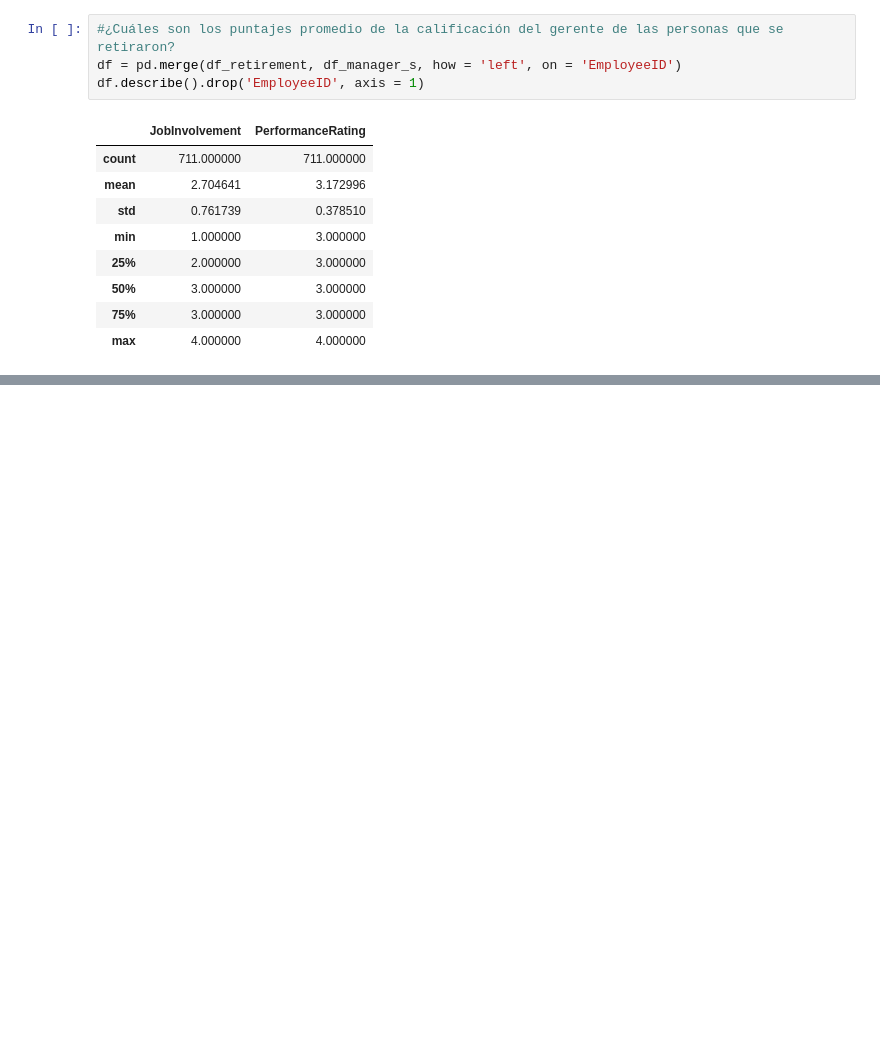
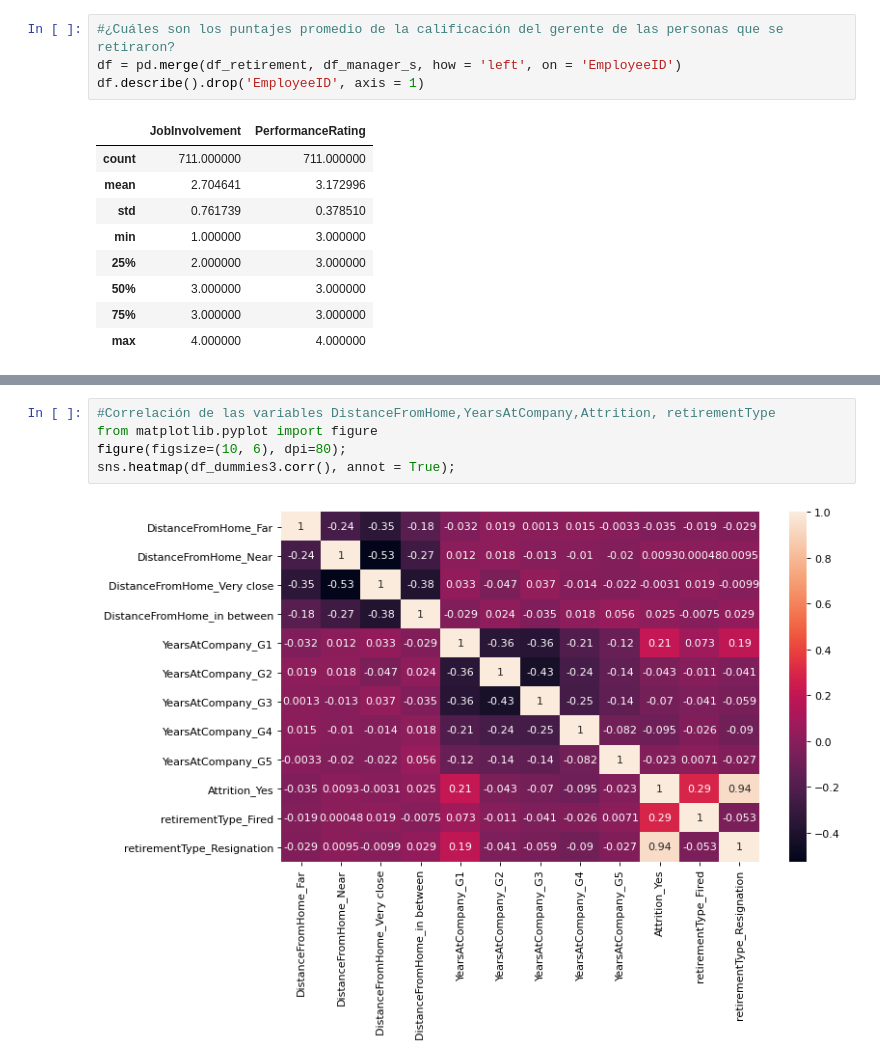
Before and after one commit to jhansanchez/Caso-de-estudio-RH, a Jupyter notebook: casoRH.ipynb, the cells around one changed output, grey strips where cells are left out. Saved outputs shown, nothing was run; the diff lists cells and outputs as text; blank space fills up the shorter version.

```diff
--- a/casoRH.ipynb
+++ b/casoRH.ipynb
@@ -510,0 +677,7 @@ fig.show()
+# %%
+#Correlación de las variables DistanceFromHome,YearsAtCompany,Attrition, retirementType
+from matplotlib.pyplot import figure
+figure(figsize=(10, 6), dpi=80);
+sns.heatmap(df_dummies3.corr(), annot = True);
+# %% [output]
+[figure, added]
```
Also changed, not shown: parts of 20 cells of this notebook.
